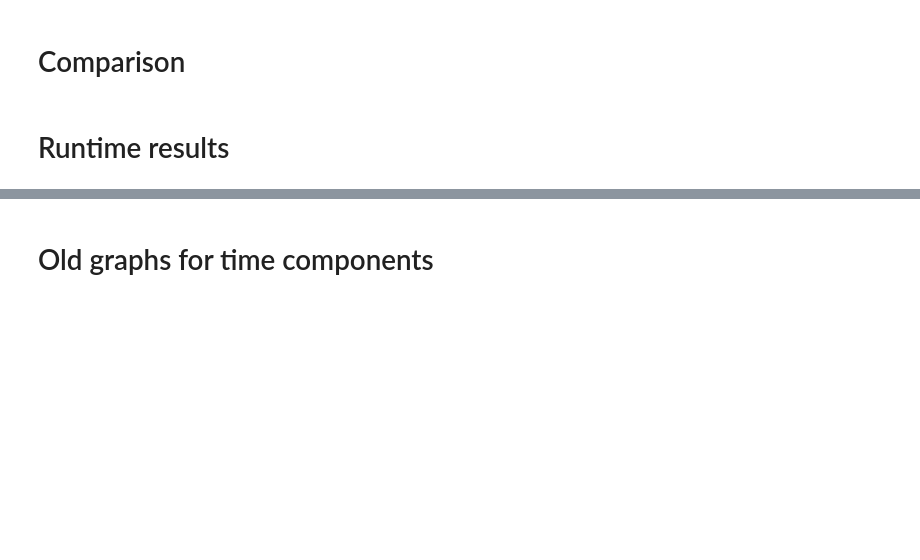
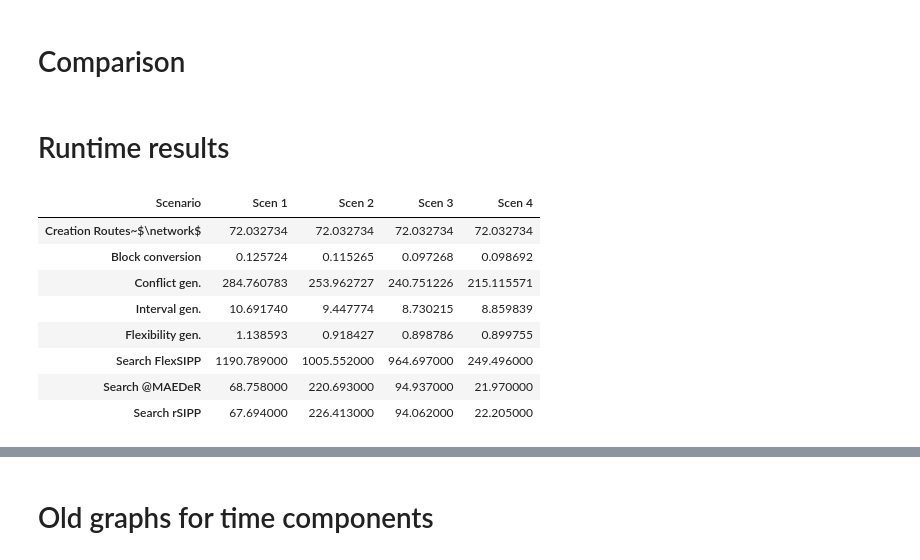
Before and after one commit to EricKemmeren/FlexSIPP, a Jupyter notebook: experiments/visualize_flex_results.ipynb, the cells around one changed output, grey strips where cells are left out. Saved outputs shown, nothing was run; the diff lists cells and outputs as text; code cells hidden in the pictures; blank space fills up the shorter version.

```diff
--- a/experiments/visualize_flex_results.ipynb
+++ b/experiments/visualize_flex_results.ipynb
@@ -77,7 +103,7 @@ while i < len(lines):
         i += 2
     elif r'&' in lines[i]:
         # Remove first column which has train number
-        new_lines.append(r' & '.join(lines[i].split(r' & ')[1:]))
+        new_lines.append(r' & '.join(lines[i].split(r' & ')[1:]).replace(".000000", ""))
     else:
         new_lines.append(lines[i])
     i += 1
@@ -163,46 +324,56 @@ with open(num_filename, "w") as f:
 # Runtime results
 # %%
 time_components = {
-    "unsafe interval generation": "Conflict generation",
-    "safe interval generation": "Interval generation",
-    "bt and crt generation": "Flexibility generation",
+    "unsafe interval generation": "Conflict gen.",
+    "safe interval generation": "Interval gen.",
+    "bt and crt generation": "Flexibility gen.",
     "converting routes to blocks": "Block conversion",
     "track graph creation": "Track graph creation",
     "routing graph creation": "Routing graph creation",
 }
 time_order = [
-    "Track graph creation",
-    "Routing graph creation",
+    r'Creation Routes~$\network$',
     "Block conversion",
-    "Conflict generation",
-    "Interval generation",
-    "Flexibility generation",
-    "Search time FlexSIPP",
-    "Search time @MAEDeR",
-    "Search time rSIPP"
+    "Conflict gen.",
+    "Interval gen.",
+    "Flexibility gen.",
+    "Search FlexSIPP",
+    "Search @MAEDeR",
+    "Search rSIPP"
 ]
 algorithms_ordered = ["FlexSIPP", "@MAEDeR", "rSIPP"]
 column_order = [(s,a) for s in number_trains_250708.keys() for a in algorithms_ordered]
 # %%
 time_filename = os.path.join(os.path.dirname(os.path.abspath("__file__")), "results", dir, "eurostar-time_all.csv")
 form = "tex"
 time_result = time_filename.replace("eurostar-time_all.csv", f"runtime_components.{form}")
 time_df = pd.read_csv(time_filename)
+time_df[r'Creation Routes~$\network$'] = time_df.apply(lambda x: x["routing graph creation"] + x["track graph creation"], axis=1)
 time_df["Scenario (num)"] = time_df["scenario"].apply(lambda x: int(x.split("_")[1].split(".")[0]))
-time_df["Scenario"] = time_df["scenario"].apply(lambda x: f"Scenario {x.split('_')[1].split('.')[0]}")
-time_df["Search time FlexSIPP"] = time_df.apply(lambda x: x["FlexSIPP search time"] if x["label"] == "FlexSIPP" else np.nan, axis=1)
-time_df["Search time @MAEDeR"] = time_df.apply(lambda x: x["FlexSIPP search time"] if x["label"] == "@MAEDeR" else np.nan, axis=1)
-time_df["Search time rSIPP"] = time_df.apply(lambda x: x["FlexSIPP search time"] if x["label"] == "rSIPP" else np.nan, axis=1)
+time_df["Scenario"] = time_df["scenario"].apply(lambda x: f"Scen {x.split('_')[1].split('.')[0]}")
+time_df["Search FlexSIPP"] = time_df.apply(lambda x: x["FlexSIPP search time"] if x["label"] == "FlexSIPP" else np.nan, axis=1)
+time_df["Search @MAEDeR"] = time_df.apply(lambda x: x["FlexSIPP search time"] if x["label"] == "@MAEDeR" else np.nan, axis=1)
+time_df["Search rSIPP"] = time_df.apply(lambda x: x["FlexSIPP search time"] if x["label"] == "rSIPP" else np.nan, axis=1)
 for (old, new) in time_components.items():
     time_df[new] = time_df[old]
 pv = time_df.pivot_table(
     columns = ["Scenario"],
     values = time_order,
     aggfunc="mean",
     fill_value=0
 )
 pv = pv.loc[time_order]
 pv
+# %% [output]
+| Scenario | Scen 1 | Scen 2 | Scen 3 | Scen 4 |
+| Creation Routes~$\network$ | 72.032734 | 72.032734 | 72.032734 | 72.032734 |
+| Block conversion | 0.125724 | 0.115265 | 0.097268 | 0.098692 |
+| Conflict gen. | 284.760783 | 253.962727 | 240.751226 | 215.115571 |
+| Interval gen. | 10.691740 | 9.447774 | 8.730215 | 8.859839 |
+| Flexibility gen. | 1.138593 | 0.918427 | 0.898786 | 0.899755 |
+| Search FlexSIPP | 1190.789000 | 1005.552000 | 964.697000 | 249.496000 |
+| Search @MAEDeR | 68.758000 | 220.693000 | 94.937000 | 21.970000 |
+| Search rSIPP | 67.694000 | 226.413000 | 94.062000 | 22.205000 |
 # %%
 time_lines = pv.to_latex(float_format="%.2f").split("\n")
 print(time_lines)
```
Also changed, not shown: parts of 13 cells of this notebook.
